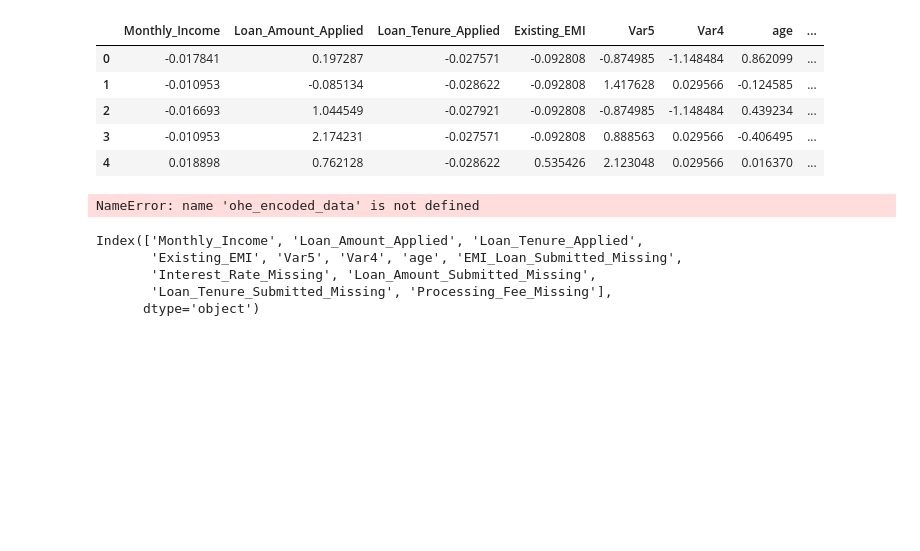
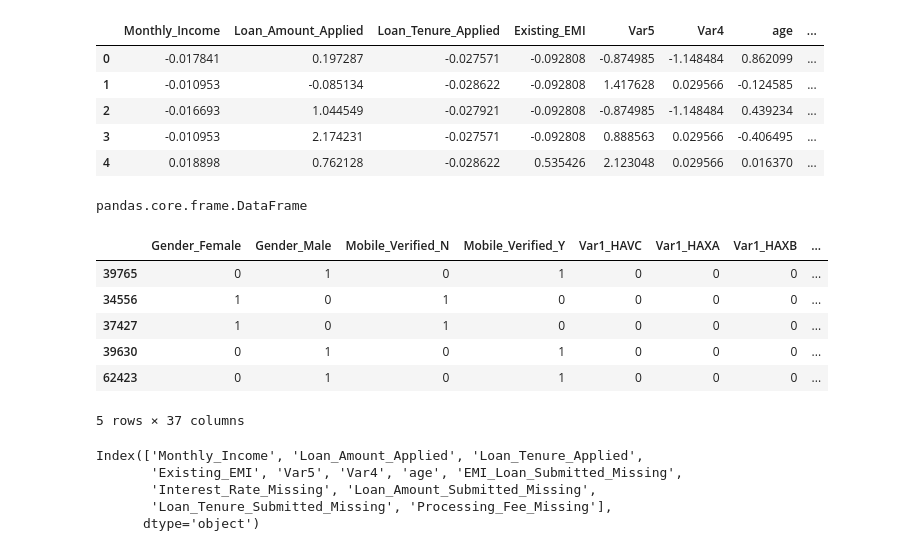
Before and after one commit to ds-suyog/Machine_Learning_with_Python, a Jupyter notebook: gbm_parameter-tuning_avhackathonx3.ipynb, the cells around one changed output. Saved outputs shown, nothing was run; the diff lists cells and outputs as text; code cells hidden in the pictures; blank space fills up the shorter version.

```diff
--- a/gbm_parameter-tuning_avhackathonx3.ipynb
+++ b/gbm_parameter-tuning_avhackathonx3.ipynb
@@ -544,12 +548,20 @@ numeric_features_standardized.head()
 # df.head()
 # %%
 ### mass One Hot Encoding with Pandas
-# ohe_encoded_data = pd.get_dummies(columns_to_encode)
-# type(ohe_encoded_data)
+ohe_encoded_data = pd.get_dummies(columns_to_encode)
+type(ohe_encoded_data)
+# %% [output]
+pandas.core.frame.DataFrame
 # %%
-#ohe_encoded_data.sample(5)
+ohe_encoded_data.sample(5)
 # %% [output]
+|  | Gender_Female | Gender_Male | Mobile_Verified_N | Mobile_Verified_Y | Var1_HAVC | Var1_HAXA | Var1_HAXB | ... |
+| 39765 | 0 | 1 | 0 | 1 | 0 | 0 | 0 | ... |
+| 34556 | 1 | 0 | 1 | 0 | 0 | 0 | 0 | ... |
+| 37427 | 1 | 0 | 1 | 0 | 0 | 0 | 0 | ... |
+| 39630 | 0 | 1 | 0 | 1 | 0 | 0 | 0 | ... |
+| 62423 | 0 | 1 | 0 | 1 | 0 | 0 | 0 | ... |
-NameError: name 'ohe_encoded_data' is not defined
+5 rows × 37 columns
 # %%
 numeric_features_standardized.columns
 # %% [output]
```
Also changed, not shown: parts of 12 cells of this notebook.
